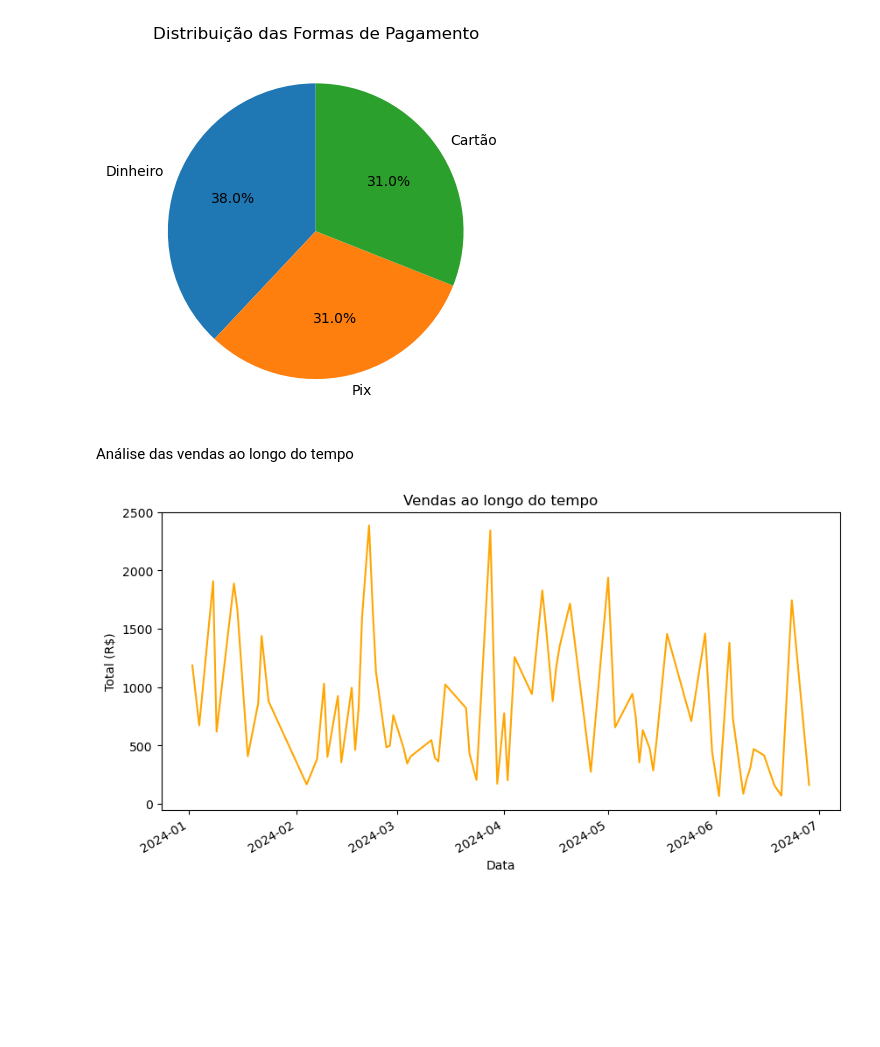
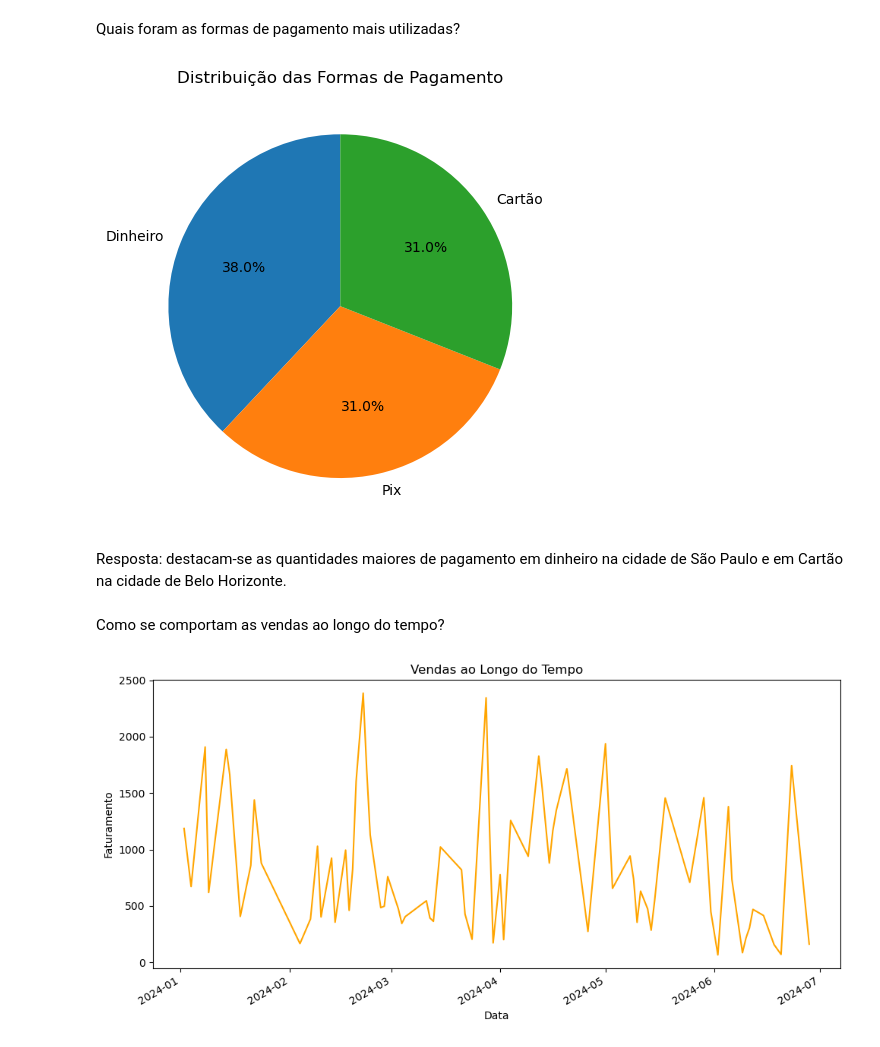
Before and after one commit to MuriloNellis22/analise_vendas_loja, a Jupyter notebook: analise_loja.ipynb, the cells around one changed output. Drawn from its saved outputs; the diff is of its cells as text; code cells hidden in the pictures; blank space fills up the shorter version.

```diff
--- a/analise_loja.ipynb
+++ b/analise_loja.ipynb
@@ -7,3 +6,3 @@ import matplotlib.pyplot as plt
 # %%
-df = pd.read_csv(r"C:\Users\Murilo\Documents\projetos\vendas_loja_ficticia.csv")
+df = carregar_dados("data/vendas_loja_ficticia.csv")
 # %%
@@ -48,0 +36,6 @@ None
+# %%
+df = converter_data(df)
+
+verificar_nulos(df)
+
+verificar_duplicados(df)
@@ -101,21 +78,18 @@ plt.show()
+# %% [markdown]
+Quais foram as formas de pagamento mais utilizadas?
 # %%
-df['Pagamento'].value_counts().plot(kind='pie', autopct='%1.1f%%', startangle=90)
-plt.title('Distribuição das Formas de Pagamento')
-plt.ylabel('')
-plt.show()
+pagamentos = formas_pagamento(df)
+
+grafico_pagamentos(pagamentos)
 # %% [output]
-[figure, old version]
+[figure, new version]
+# %% [markdown]
+Resposta: destacam-se as quantidades maiores de pagamento em dinheiro na cidade de São Paulo e em Cartão na cidade de Belo Horizonte.
 # %% [markdown]
-Análise das vendas ao longo do tempo
+Como se comportam as vendas ao longo do tempo?
 # %%
-df['Data'] = pd.to_datetime(df['Data'], format='%d/%m/%Y')
+vendas = vendas_diarias(df)
 
-vendas_diarias = df.groupby('Data')['Total'].sum()
-
-vendas_diarias.plot(figsize=(10,5), color='orange')
-plt.title('Vendas ao longo do tempo')
-plt.xlabel('Data')
-plt.ylabel('Total (R$)')
-plt.show()
+grafico_vendas(vendas)
 # %% [output]
-[figure, old version]
+[figure, new version]
```
Also changed, not shown: parts of 24 cells of this notebook, 8 other files.
